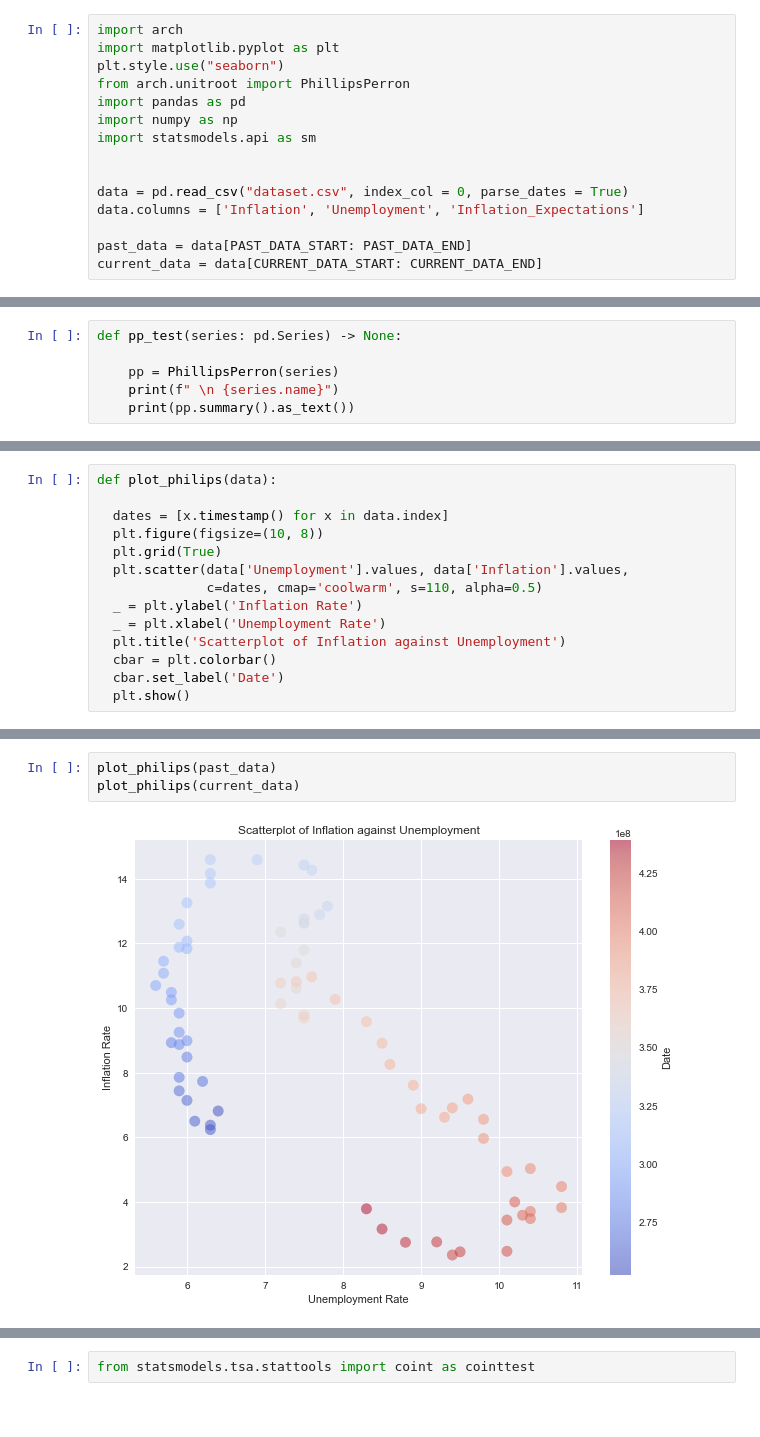
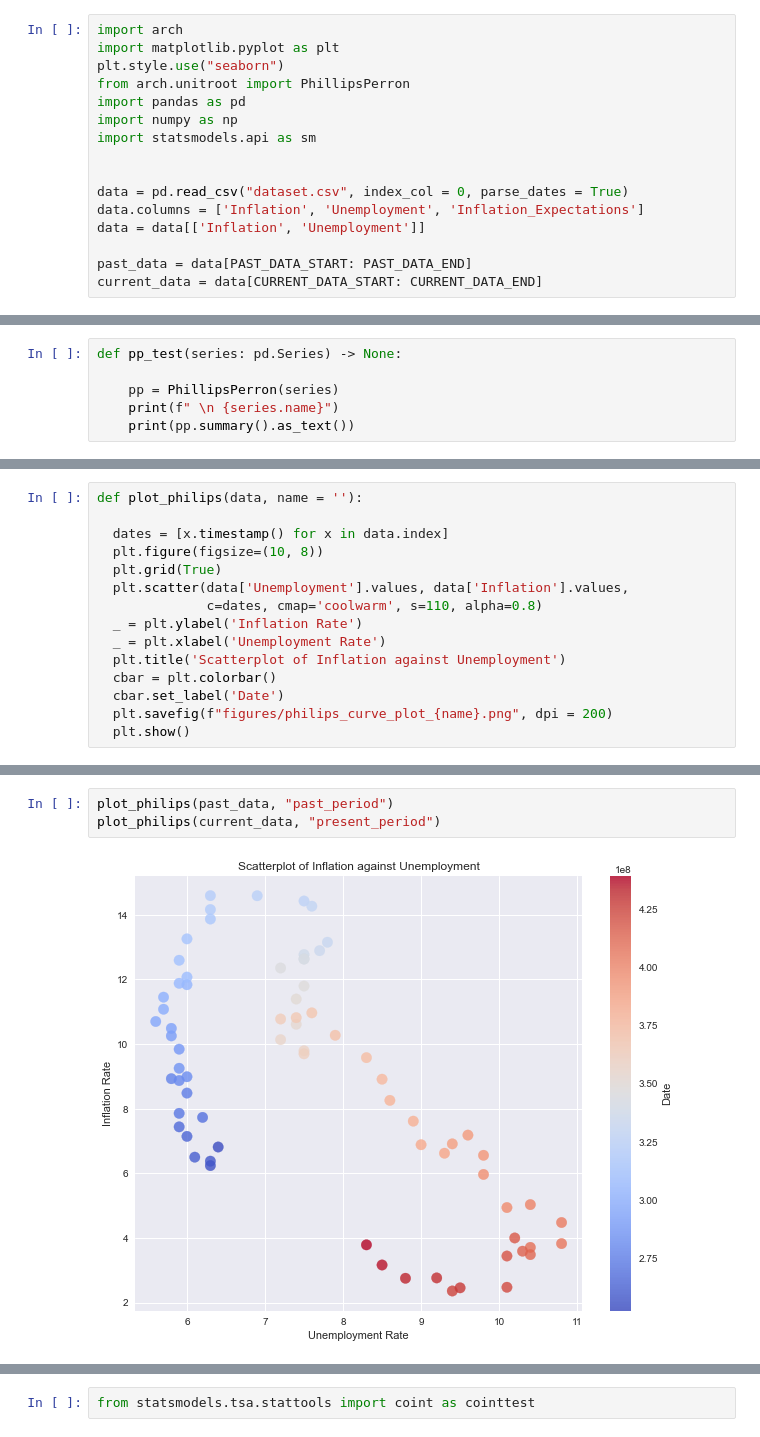
Before and after one commit to samaypanwar/HE3023-Project, a Jupyter notebook: eda_notebook.ipynb, the cells around one changed output, grey strips where cells are left out. Saved outputs shown, nothing was run; the diff lists cells and outputs as text.

```diff
--- a/eda_notebook.ipynb
+++ b/eda_notebook.ipynb
@@ -18,6 +18,7 @@ import statsmodels.api as sm
 
 data = pd.read_csv("dataset.csv", index_col = 0, parse_dates = True)
 data.columns = ['Inflation', 'Unemployment', 'Inflation_Expectations']
+data = data[['Inflation', 'Unemployment']]
 
 past_data = data[PAST_DATA_START: PAST_DATA_END]
 current_data = data[CURRENT_DATA_START: CURRENT_DATA_END]
@@ -174,16 +167,17 @@ Inflation_Expectations    None
 dtype: object
 # %%
-def plot_philips(data):
+def plot_philips(data, name = ''):
 
   dates = [x.timestamp() for x in data.index]
   plt.figure(figsize=(10, 8))
   plt.grid(True)
   plt.scatter(data['Unemployment'].values, data['Inflation'].values,
-              c=dates, cmap='coolwarm', s=110, alpha=0.5)
+              c=dates, cmap='coolwarm', s=110, alpha=0.8)
   _ = plt.ylabel('Inflation Rate')
   _ = plt.xlabel('Unemployment Rate')
   plt.title('Scatterplot of Inflation against Unemployment')
   cbar = plt.colorbar()
   cbar.set_label('Date')
+  plt.savefig(f"figures/philips_curve_plot_{name}.png", dpi = 200)
   plt.show()
 # %%
@@ -191,7 +185,7 @@ plot_philips(data)
 # %% [output]
 [figure]
 # %%
-plot_philips(past_data)
-plot_philips(current_data)
+plot_philips(past_data, "past_period")
+plot_philips(current_data, "present_period")
 # %% [output]
-[figure, old version]
+[figure, new version]
```
Also changed, not shown: parts of 19 cells of this notebook, 1 other file.
